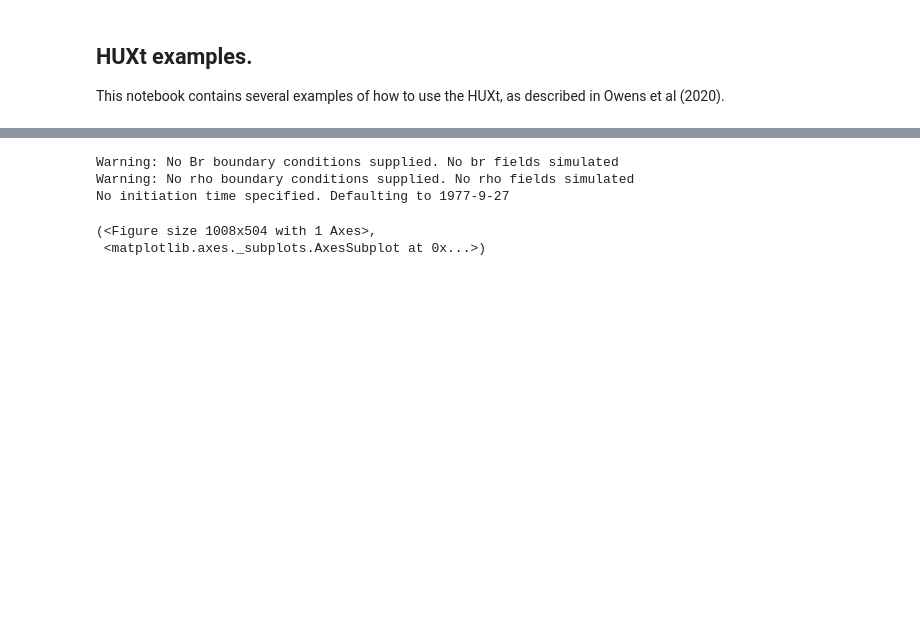
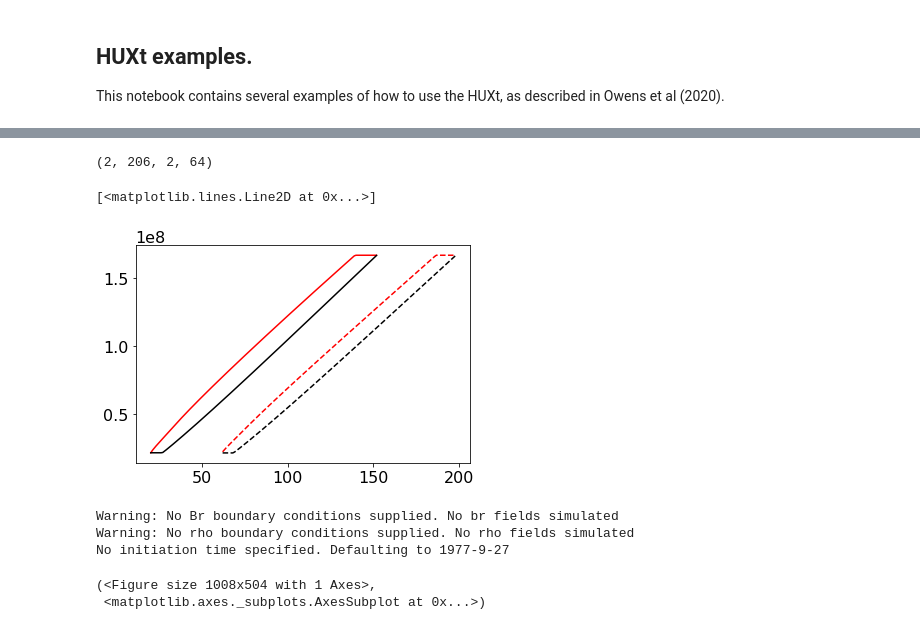
Before and after one commit to University-of-Reading-Space-Science/HUXt, a Jupyter notebook: code/HUXt_example.ipynb, the cells around one changed output, grey strips where cells are left out. Saved outputs shown, nothing was run; the diff lists cells and outputs as text; code cells hidden in the pictures; blank space fills up the shorter version.

```diff
--- a/code/HUXt_example.ipynb
+++ b/code/HUXt_example.ipynb
@@ -50,3 +48,14 @@ No initiation time specified. Defaulting to 1977-9-27
+# %%
+print(model.cme_particles.shape)
+plt.plot(model.cme_particles[0, :, 0, 0],'r-')
+plt.plot(model.cme_particles[0, :, 1, 0],'k-')
+
+plt.plot(model.cme_particles[1, :, 0, 0],'r--')
+plt.plot(model.cme_particles[1, :, 1, 0],'k--')
+# %% [output]
+(2, 206, 2, 64)
+[<matplotlib.lines.Line2D at 0x...>]
+[figure, added]
 # %%
 # Run HUXt in 1D (along one longitude) with user specified V boundary conditions and no CMEs, no magnetic field polarity
 #########################################################################################################################
```
Also changed, not shown: parts of 3 cells of this notebook, 2 other files.
